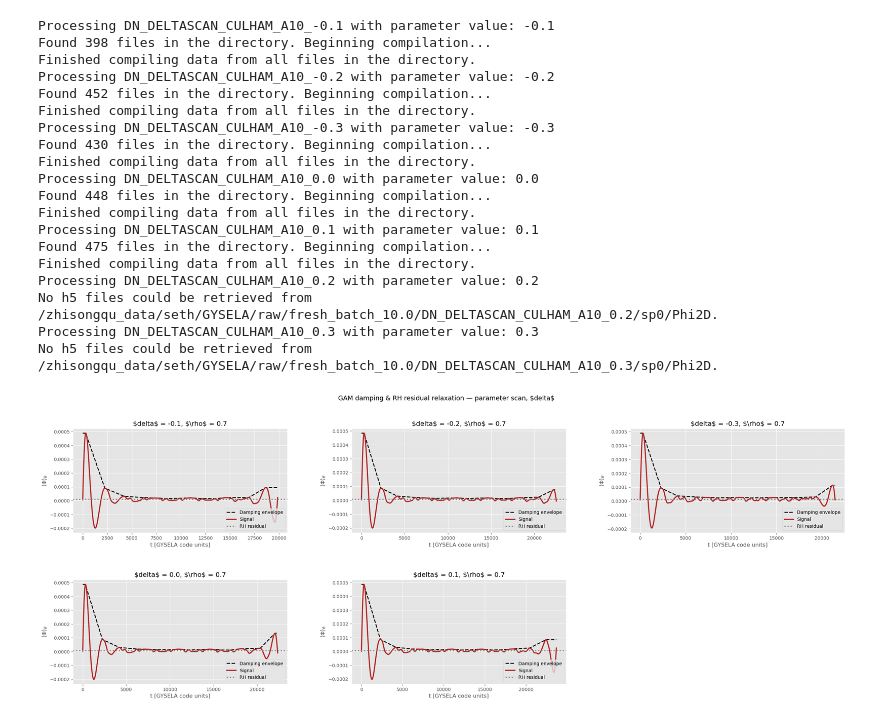
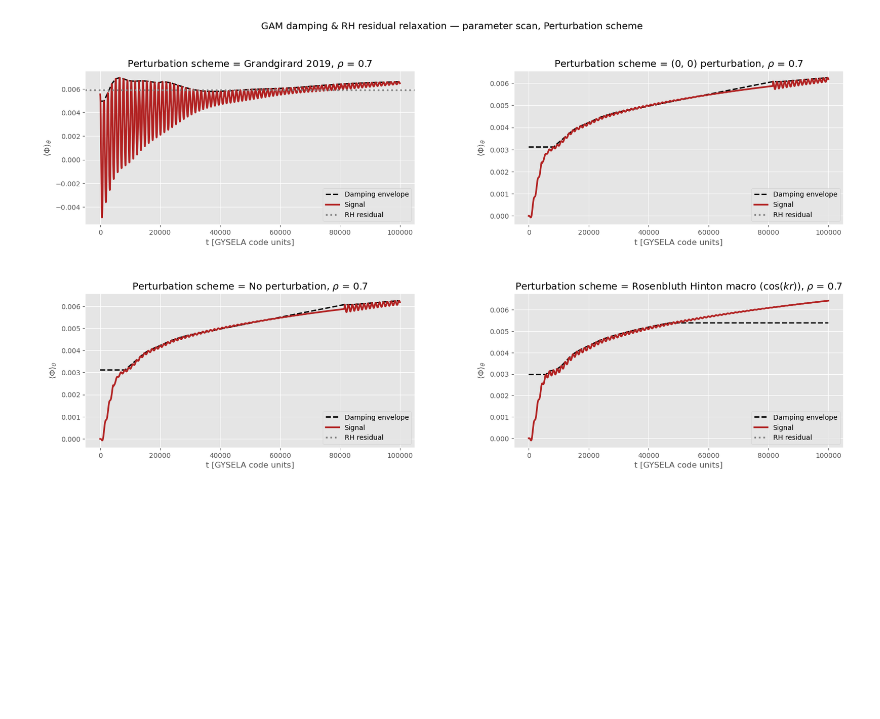
Before and after one commit to seferoni/GYSELA_utils, a Jupyter notebook: post-processing/scripts/exploratory_notebooks/rosenbluth_hinton_batch_mn0.ipynb, the cells around one changed output. Cells and saved outputs as stored; diff of their text form; code cells hidden in the pictures; blank space fills up the shorter version.

```diff
--- a/post-processing/scripts/exploratory_notebooks/rosenbluth_hinton_batch_mn0.ipynb
+++ b/post-processing/scripts/exploratory_notebooks/rosenbluth_hinton_batch_mn0.ipynb
@@ -20,6 +20,6 @@ parameter = r"\$delta$";
 effective_radius = 0.7
 # %%
-def parameter_scan_relaxation_analysis_phi2D(base_directory, folder_prefix, dt_diag, effective_radius, residual_window = 100, signal_band_pass = True):
+def parameter_scan_relaxation_analysis_phi2D(base_directory, folder_prefix, dt_diag, effective_radius, suffix_dictionary = None, residual_window = 100, signal_band_pass = True):
 
 	# This method presumes we process parameter scans, in the same vein as `parameter_scan_analysis_phi2D`.
 	# `folder_prefix` should be of the form "DN_*_*_[parameter value]" (DN is the standard GYSELA format, not necessarily invoked here).
@@ -39,15 +39,20 @@ def parameter_scan_relaxation_analysis_phi2D(base_directory, folder_prefix, dt_d
 		folder_basename = os.path.basename(directory);
 		# Split the folder name, taking the last entry as that corresponding to the parameter value.
 		parameter_value_string = folder_basename.split("_")[-1];
-		parameter_value = float(parameter_value_string);
+
+		if suffix_dictionary is None:
+			parameter_value = float(parameter_value_string);
+		else:
+			parameter_value = suffix_dictionary[parameter_value_string];
+
 		print(f"Processing {folder_basename} with parameter value: {parameter_value}");
 
 		phi2D_list = reader.fetch_phi2D_data(directory);
 
 		if len(phi2D_list) == 0:
+			print(f"No Phi2D files found in {folder_basename}! Skipping.");
 			continue;
 
-		delta_t = reader.fetch_delta_t(directory);
 		# Signal isolation and data processing.
 		radial_time_series = utils.generate_poloidally_averaged_time_series(phi2D_list, effective_radius);
 
@@ -67,12 +72,12 @@ def parameter_scan_relaxation_analysis_phi2D(base_directory, folder_prefix, dt_d
 			amplitude_envelope += residual_level;
 
 		results.append({
+			"parameter_value": parameter_value,
 			"time_range": time_range,
 			"signal": radial_time_series,
 			"gam_frequency": GAM_frequency,
 			"gam_envelope": amplitude_envelope,
 			"residual_level": residual_level,
-			"folder_name": folder_basename
 		})
 
 	dataframe_results = pd.DataFrame(results);
@@ -93,7 +98,7 @@ def plot_parameter_scan_relaxation(dataframe, effective_radius = 0.7, n_columns
 		column_index = index % n_columns;
 		ax = fig.add_subplot(gs[row_index, column_index]);
 
-		parameter_value = row["folder_name"].split("_")[-1];
+		parameter_value = row["parameter_value"];
 		signal = row["signal"];
 		time_range = row["time_range"];
 		gam_envelope = row["gam_envelope"];
@@ -102,10 +107,13 @@ def plot_parameter_scan_relaxation(dataframe, effective_radius = 0.7, n_columns
 
 		ax.plot(time_range, gam_envelope, color = "black", linestyle = "--", label = "Damping envelope", lw = 2.0);
 		ax.plot(time_range, signal, color = "firebrick", label = "Signal", lw = 2.5);
-		ax.axhline(y = residual_level, color = "gray", linestyle = ":", label = "RH residual", lw = 2.5);
+
+		if residual_level is not None:
+			ax.axhline(y = residual_level, color = "gray", linestyle = ":", label = "RH residual", lw = 2.5);
+
 		ax.set_xlabel("t [GYSELA code units]");
 		ax.set_ylabel(r"$\langle \Phi \rangle_\theta$");
-		ax.set_title(rf"{parameter_label} = {parameter_value}, $\\rho$ = {effective_radius}");
+		ax.set_title(fr"{parameter_label} = {parameter_value}, $\rho$ = {effective_radius}");
 		ax.legend(frameon = True, loc = "lower right");
 
 	# Hide any unused axes in the grid.
@@ -116,6 +124,6 @@ def plot_parameter_scan_relaxation(dataframe, effective_radius = 0.7, n_columns
 	plt.tight_layout();
 	plt.show();
 # %%
-dataframe = parameter_scan_relaxation_analysis_phi2D(BASE_PATH, PREFIX, dt_diag = 50, effective_radius = effective_radius, residual_window = 30, signal_band_pass = False);
-plot_parameter_scan_relaxation(dataframe, parameter_label = parameter);
+suffixes = {"GG2019": "Grandgirard 2019", "PERT00ONLY": "(0, 0) perturbation", "RHONLY": r"Rosenbluth Hinton macro ($\cos(kr)$)", "QUIESCENT": "No perturbation"};
+dataframe = parameter_scan_relaxation_analysis_phi2D(BASE_PATH, PREFIX, dt_diag = 50, effective_radius = effective_radius, residual_window = 30, suffix_dictionary = suffixes, signal_band_pass = False);
 # %% [output]
@@ -142,24 +147,4 @@ No h5 files could be retrieved from /zhisongqu_data/seth/GYSELA/raw/fresh_batch_
-# %%
-dataframe = parameter_scan_relaxation_analysis_phi2D(BASE_PATH, PREFIX, dt_diag = 50, effective_radius = effective_radius, residual_window = 30, signal_band_pass = True);
-plot_parameter_scan_relaxation(dataframe, parameter_label = parameter);
-# %% [output]
-Processing DN_DELTASCAN_CULHAM_A10_-0.1 with parameter value: -0.1
-Found 398 files in the directory. Beginning compilation...
-Finished compiling data from all files in the directory.
-Processing DN_DELTASCAN_CULHAM_A10_-0.2 with parameter value: -0.2
-Found 452 files in the directory. Beginning compilation...
-Finished compiling data from all files in the directory.
-Processing DN_DELTASCAN_CULHAM_A10_-0.3 with parameter value: -0.3
-Found 430 files in the directory. Beginning compilation...
-Finished compiling data from all files in the directory.
-Processing DN_DELTASCAN_CULHAM_A10_0.0 with parameter value: 0.0
-Found 448 files in the directory. Beginning compilation...
-Finished compiling data from all files in the directory.
-Processing DN_DELTASCAN_CULHAM_A10_0.1 with parameter value: 0.1
-Found 475 files in the directory. Beginning compilation...
-Finished compiling data from all files in the directory.
-Processing DN_DELTASCAN_CULHAM_A10_0.2 with parameter value: 0.2
-No h5 files could be retrieved from /zhisongqu_data/seth/GYSELA/raw/fresh_batch_10.0/DN_DELTASCAN_CULHAM_A10_0.2/sp0/Phi2D.
-Processing DN_DELTASCAN_CULHAM_A10_0.3 with parameter value: 0.3
-No h5 files could be retrieved from /zhisongqu_data/seth/GYSELA/raw/fresh_batch_10.0/DN_DELTASCAN_CULHAM_A10_0.3/sp0/Phi2D.
-[figure, removed]
+# %%
+plot_parameter_scan_relaxation(dataframe, parameter_label = parameter, n_columns = 2);
+# %% [output]
+[figure, added]
```
Also changed, not shown: parts of 2 cells of this notebook, 13 other files.
